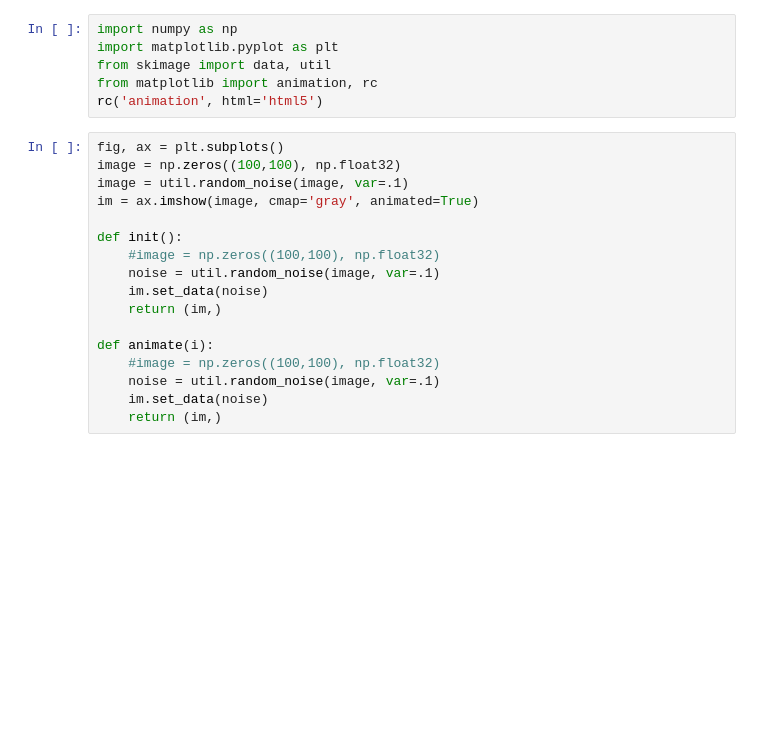
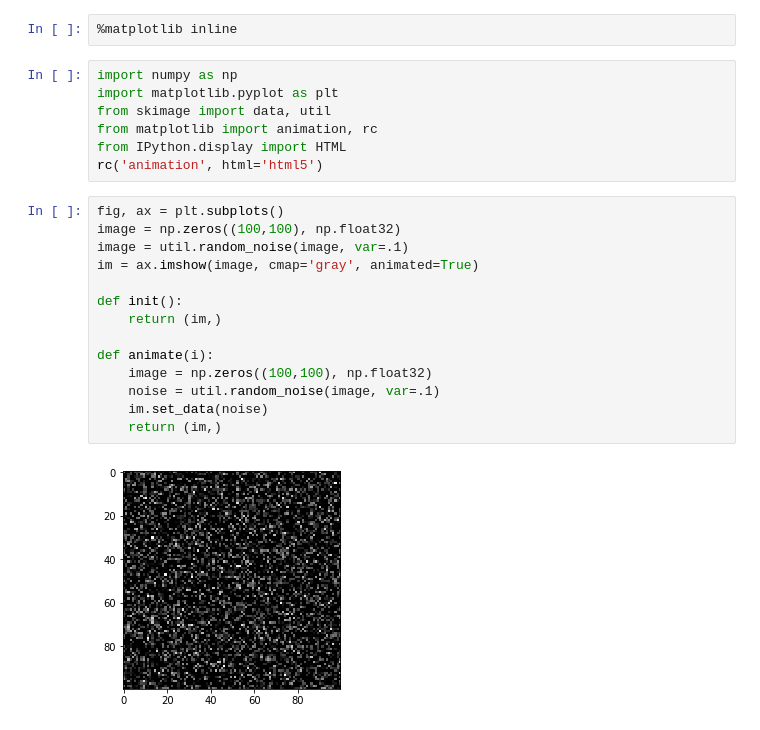
Before and after one commit to 12AT7/allen-interview, a Jupyter notebook: motion.ipynb, the cells around one changed output. Cells and saved outputs as stored; diff of their text form; blank space fills up the shorter version.

```diff
--- a/motion.ipynb
+++ b/motion.ipynb
@@ -1,26 +1,28 @@
+# %%
+%matplotlib inline
 # %%
 import numpy as np
 import matplotlib.pyplot as plt
 from skimage import data, util
 from matplotlib import animation, rc
+from IPython.display import HTML
 rc('animation', html='html5')
 # %%
 fig, ax = plt.subplots()
 image = np.zeros((100,100), np.float32)
 image = util.random_noise(image, var=.1)
 im = ax.imshow(image, cmap='gray', animated=True)
 
 def init():
-    #image = np.zeros((100,100), np.float32)
+    return (im,)
+
+def animate(i):
+    image = np.zeros((100,100), np.float32)
     noise = util.random_noise(image, var=.1)
     im.set_data(noise)
     return (im,)
-
-def animate(i):
-    #image = np.zeros((100,100), np.float32)
-    noise = util.random_noise(image, var=.1)
-    im.set_data(noise)
-    return (im,)
+# %% [output]
+[figure, added]
 # %%
 anim = animation.FuncAnimation(fig, animate, init_func=init,
                                frames=100, interval=20, blit=True)
```
Also changed, not shown: parts of 1 cell of this notebook.
